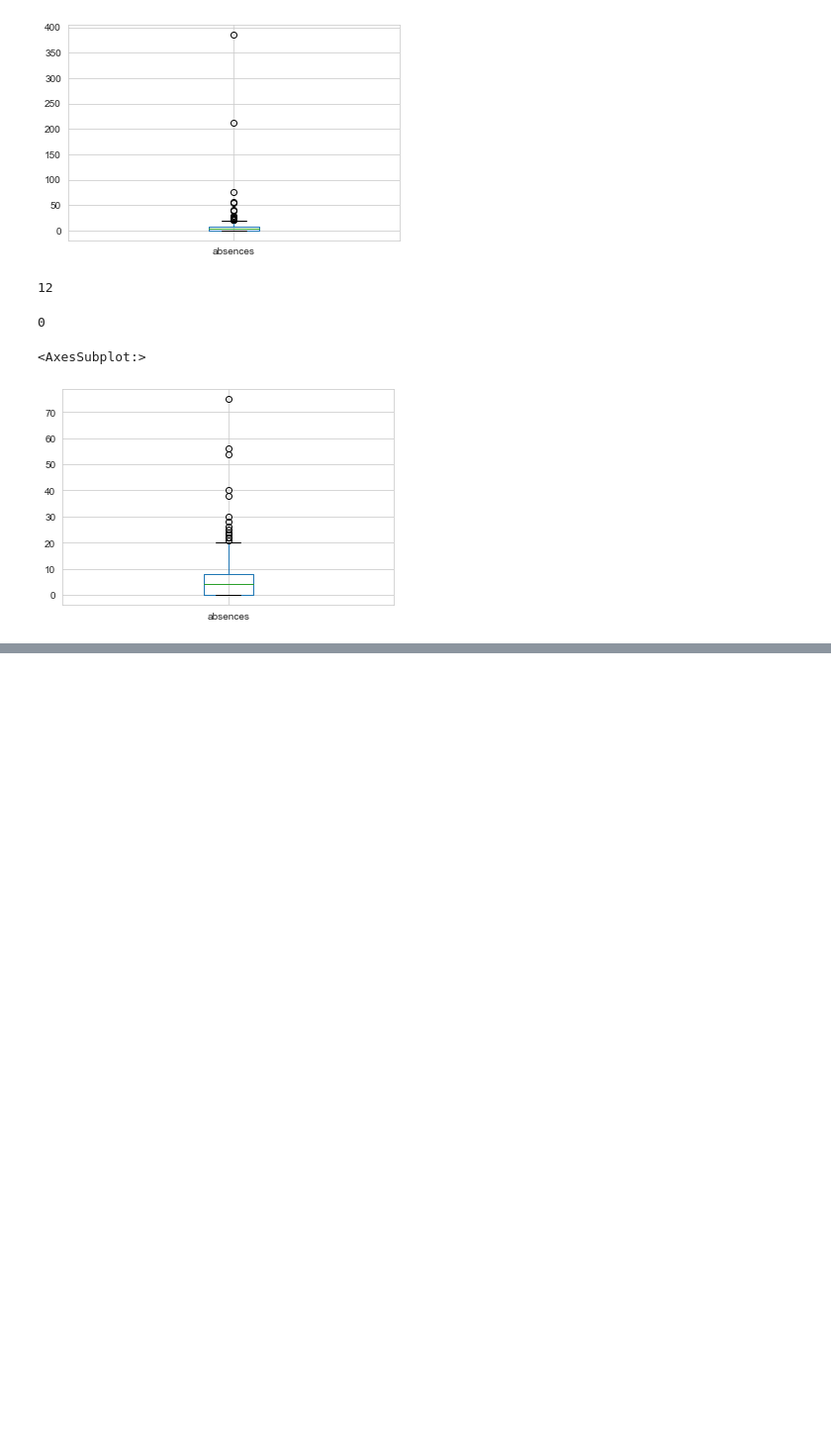
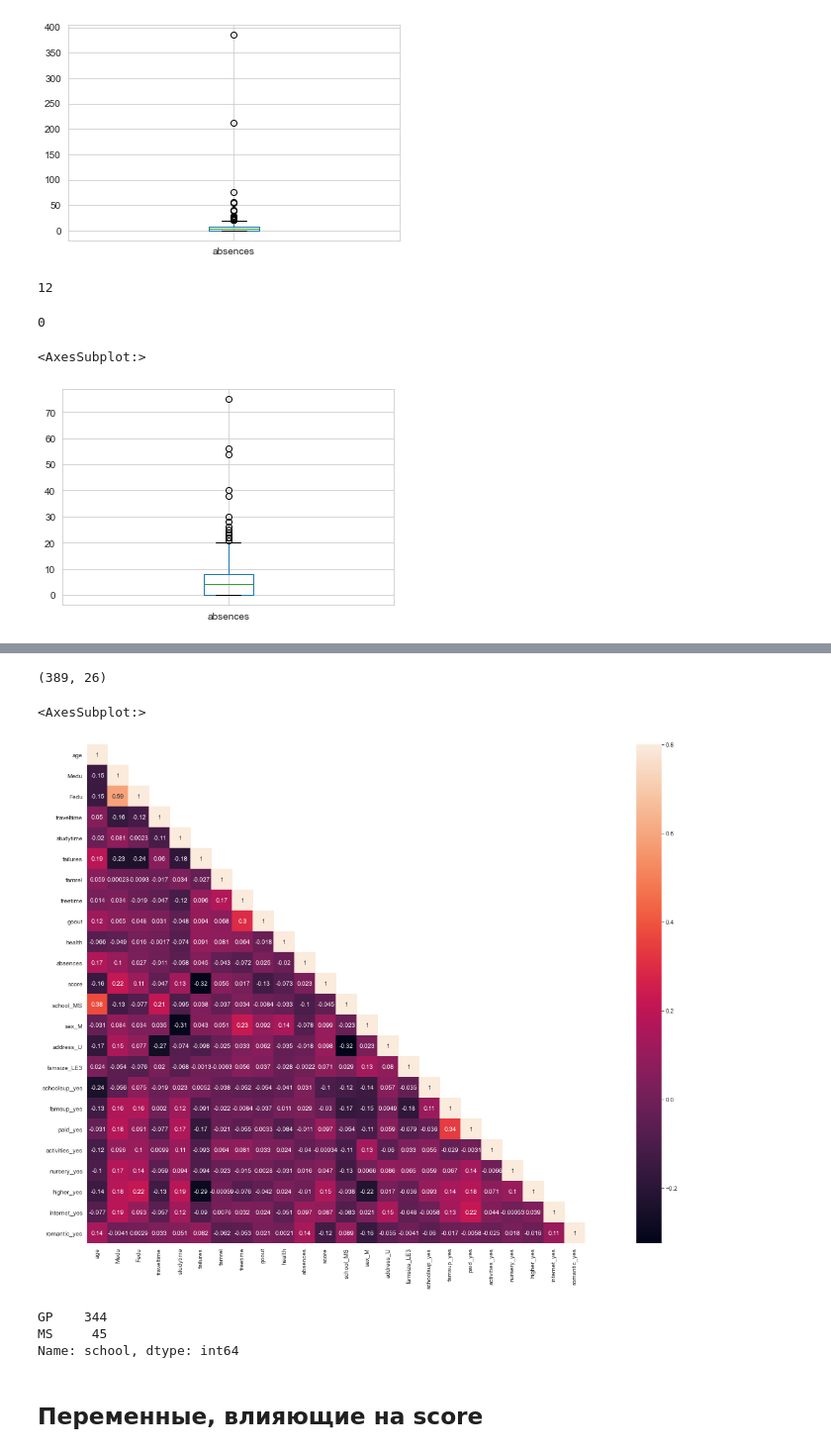
Before and after one commit to artkel/module_2, a Jupyter notebook: EDA_UNICEF.ipynb, the cells around one changed output, grey strips where cells are left out. Shown at 99% size. Drawn from its saved outputs; the diff is of its cells as text; code cells hidden in the pictures; blank space fills up the shorter version.

Commit message:
finished working with NaNs + rough corr analysis

```diff
--- a/EDA_UNICEF.ipynb
+++ b/EDA_UNICEF.ipynb
@@ -830,2 +925,0 @@ Name: school, dtype: int64
-# %%
-df["school"] = df.school.map({"GP": 1, "MS": 0})
@@ -886,2 +925,0 @@ df["Fedu"].plot(kind="hist")
-# %%
-df["famrel"] = df.famrel.apply(lambda x: 1.0 if x < 0 else x)
@@ -1061,0 +948,2 @@ df_sex_dummies.corr()
+# %%
+df.dropna(how="any", inplace=True)
@@ -1061,0 +970,35 @@ df_sex_dummies.corr()
+# %%
+df.shape
+# %% [output]
+(389, 26)
+# %%
+df_dummies = pd.get_dummies(df, columns=["school",
+                       "sex",
+                       "address",
+                       "famsize",
+                       #"Pstatus",
+                       "schoolsup",
+                       "famsup",
+                       "paid",
+                       "activities",
+                       "nursery",
+                       "higher",
+                       "internet",
+                       "romantic"], drop_first = True)
+# %%
+corrMatt = df_dummies.corr()
+
+mask = np.array(corrMatt)
+mask[np.tril_indices_from(mask)] = False
+fig,ax= plt.subplots()
+fig.set_size_inches(30,15)
+sns.heatmap(corrMatt, mask=mask,vmax=.8, square=True,annot=True)
+# %% [output]
+<AxesSubplot:>
+[figure, added]
+# %%
+df.school.value_counts()
+# %% [output]
+GP    344
+MS     45
+Name: school, dtype: int64
@@ -1061,0 +1007,2 @@ df_sex_dummies.corr()
+# %% [markdown]
+## Переменные, влияющие на score
```
Also changed, not shown: parts of 80 cells of this notebook.
